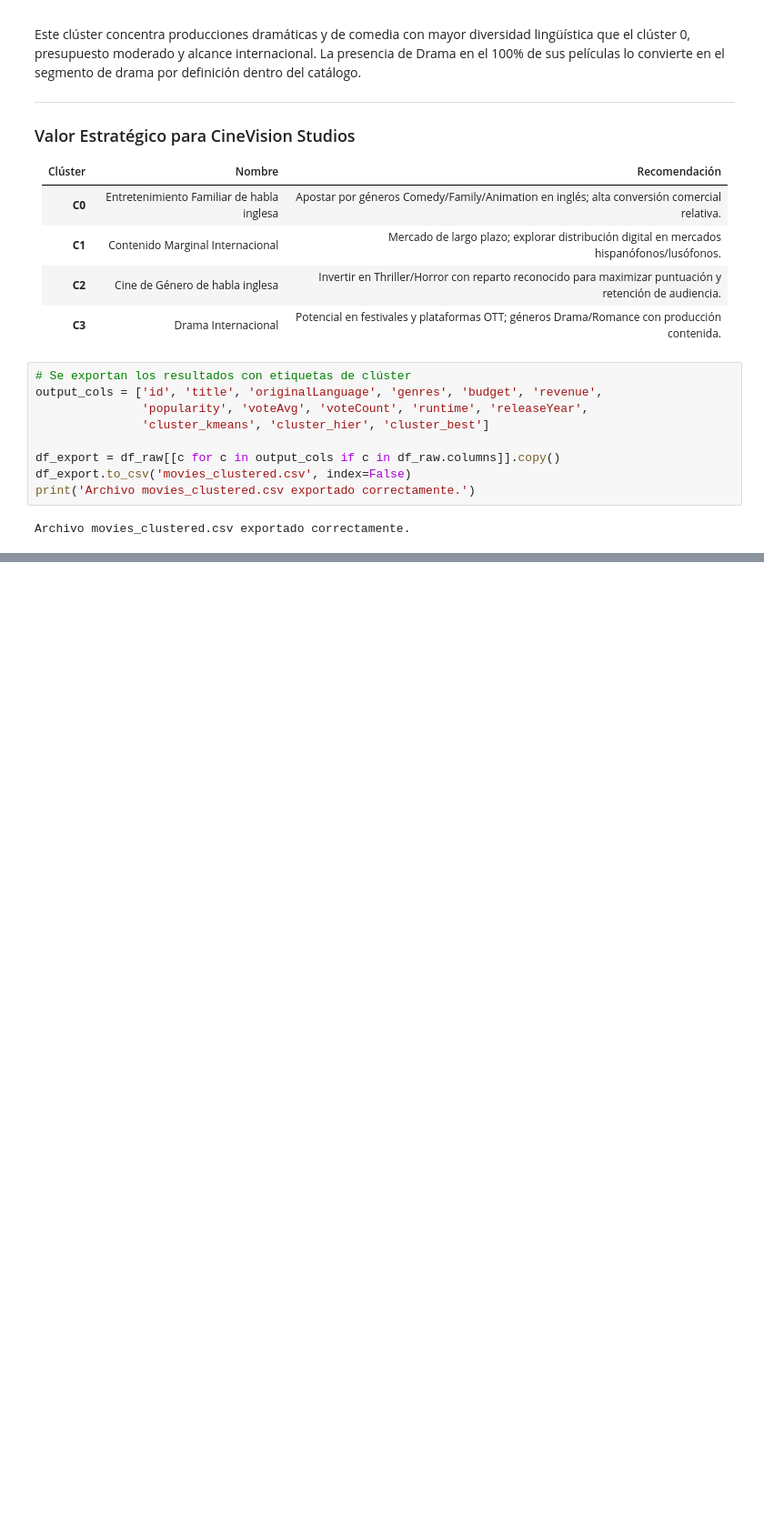
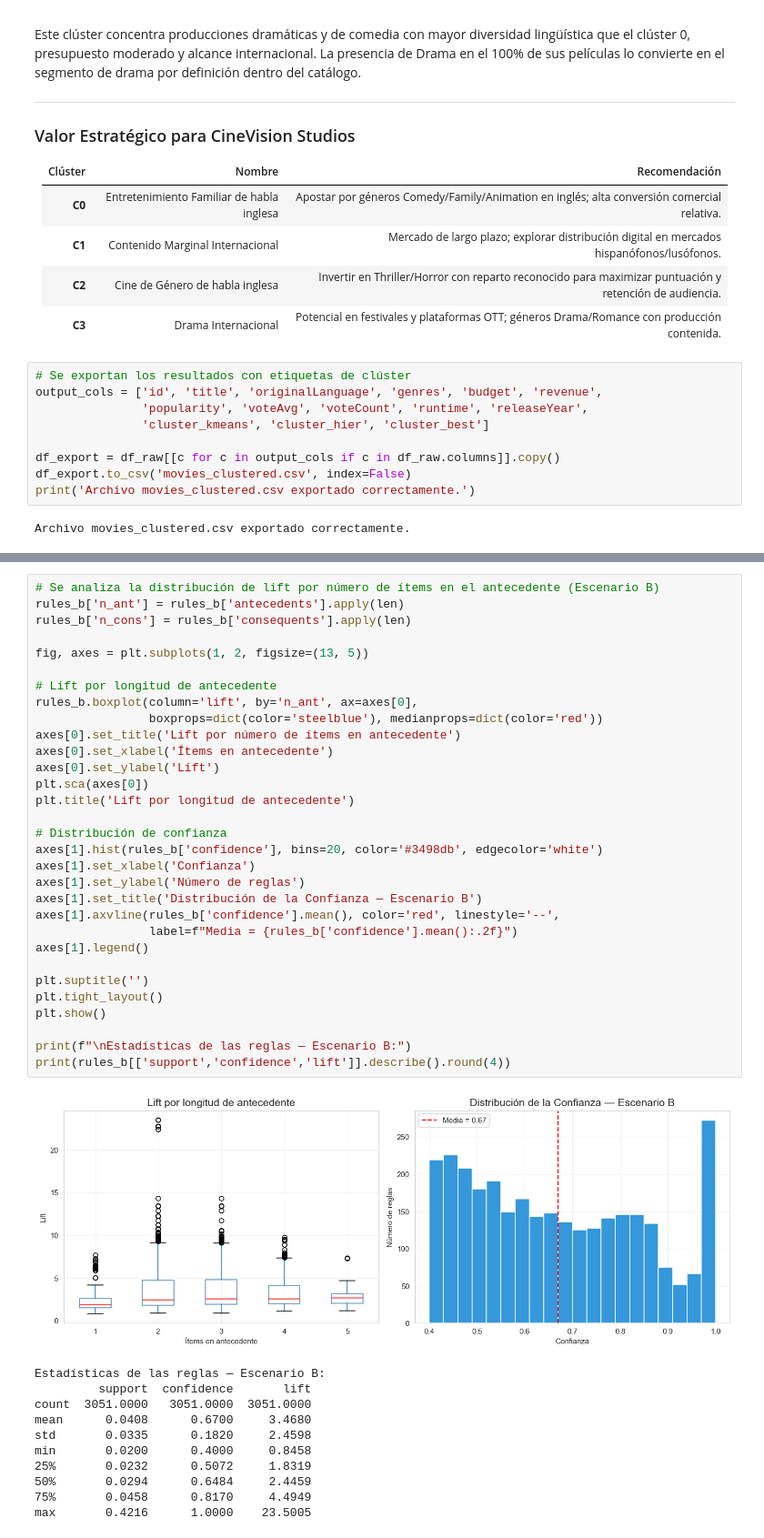
Before and after one commit to FerAHMz/lab2-md, a Jupyter notebook: lab2_clustering.ipynb, the cells around one changed output, grey strips where cells are left out. Shown at 91% size. Saved outputs shown, nothing was run; the diff lists cells and outputs as text; blank space fills up the shorter version.

```diff
--- a/lab2_clustering.ipynb
+++ b/lab2_clustering.ipynb
@@ -1273,0 +1634,43 @@ Archivo movies_clustered.csv exportado correctamente.
+# %%
+# Se analiza la distribución de lift por número de ítems en el antecedente (Escenario B)
+rules_b['n_ant'] = rules_b['antecedents'].apply(len)
+rules_b['n_cons'] = rules_b['consequents'].apply(len)
+
+fig, axes = plt.subplots(1, 2, figsize=(13, 5))
+
+# Lift por longitud de antecedente
+rules_b.boxplot(column='lift', by='n_ant', ax=axes[0],
+                boxprops=dict(color='steelblue'), medianprops=dict(color='red'))
+axes[0].set_title('Lift por número de ítems en antecedente')
+axes[0].set_xlabel('Ítems en antecedente')
+axes[0].set_ylabel('Lift')
+plt.sca(axes[0])
+plt.title('Lift por longitud de antecedente')
+
+# Distribución de confianza
+axes[1].hist(rules_b['confidence'], bins=20, color='#3498db', edgecolor='white')
+axes[1].set_xlabel('Confianza')
+axes[1].set_ylabel('Número de reglas')
+axes[1].set_title('Distribución de la Confianza — Escenario B')
+axes[1].axvline(rules_b['confidence'].mean(), color='red', linestyle='--',
+                label=f"Media = {rules_b['confidence'].mean():.2f}")
+axes[1].legend()
+
+plt.suptitle('')
+plt.tight_layout()
+plt.show()
+
+print(f"\nEstadísticas de las reglas — Escenario B:")
+print(rules_b[['support','confidence','lift']].describe().round(4))
+# %% [output]
+[figure, added]
+Estadísticas de las reglas — Escenario B:
+         support  confidence       lift
+count  3051.0000   3051.0000  3051.0000
+mean      0.0408      0.6700     3.4680
+std       0.0335      0.1820     2.4598
+min       0.0200      0.4000     0.8458
+25%       0.0232      0.5072     1.8319
+50%       0.0294      0.6484     2.4459
+75%       0.0458      0.8170     4.4949
+max       0.4216      1.0000    23.5005
```
Also changed, not shown: parts of 14 cells of this notebook.
